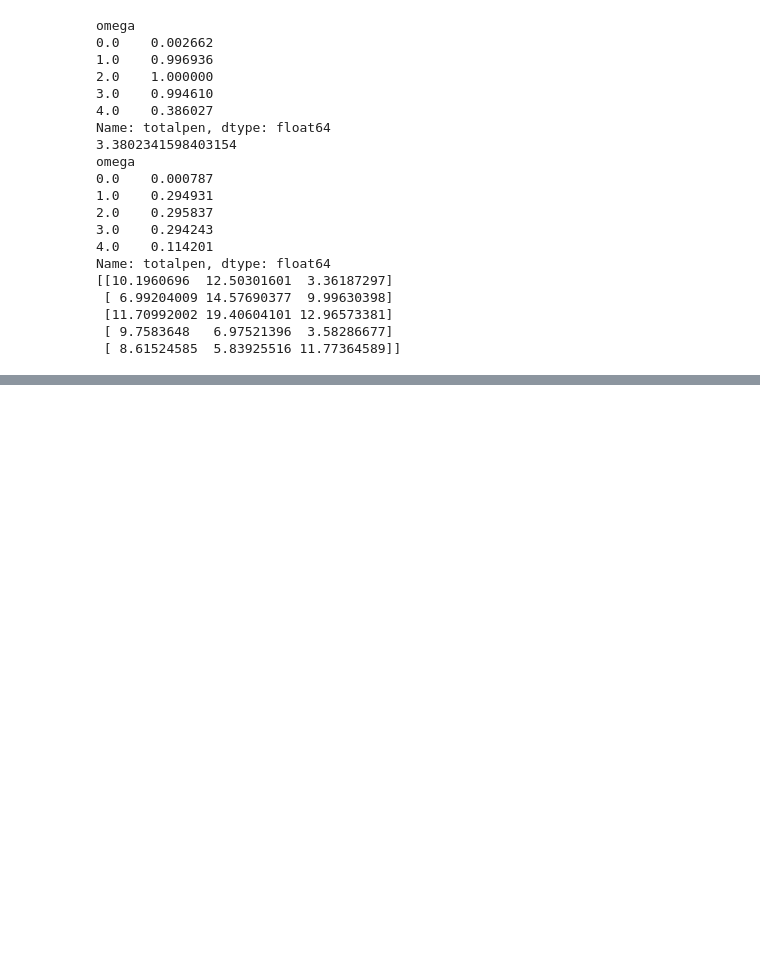
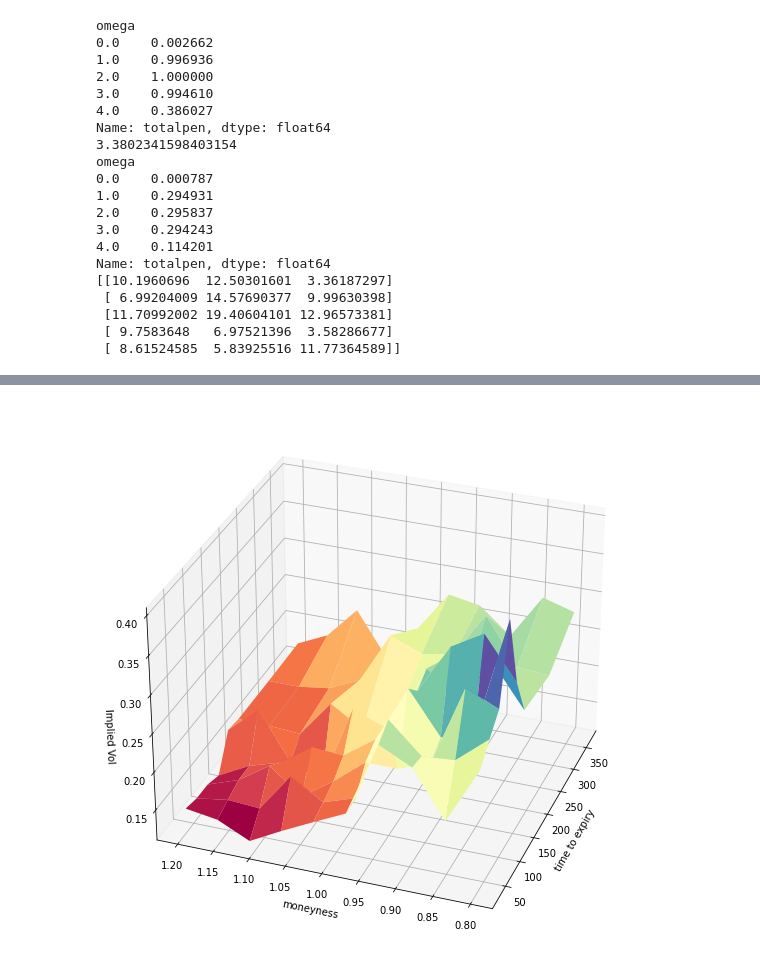
Before and after one commit to DavidMal101/Topics-in-Quant-Finance, a Jupyter notebook: Topics in Quant Finance.ipynb, the cells around one changed output, grey strips where cells are left out. Cells and saved outputs as stored; diff of their text form; code cells hidden in the pictures; blank space fills up the shorter version.

```diff
--- a/Topics in Quant Finance.ipynb
+++ b/Topics in Quant Finance.ipynb
@@ -839,3 +778,0 @@ gan_input=gan_input[gan_input['date']>'2000-01-03']
-# %%
-condition=np.zeros([(len(gan_input['date'].unique())-1),num_labels])
-real_data=np.zeros([(len(gan_input['date'].unique())-1),m*n+1]) #inlcudes vol surface and return
@@ -1010,0 +994,11 @@ Epoch 20/20
+# %%
+cond_gan = ConditionalGAN(
+    discriminator=discriminator, generator=generator, latent_dim=16
+)
+cond_gan.compile(
+    d_optimizer=keras.optimizers.Adam(learning_rate=0.0003),
+    g_optimizer=keras.optimizers.Adam(learning_rate=0.0003),
+    loss_fn=keras.losses.BinaryCrossentropy(),
+)
+
+cond_gan.fit(train_dataset, epochs=50)
@@ -1010,0 +1024,4 @@ Epoch 20/20
+# %%
+trained_gen=cond_gan.generator
+trained_disc=cond_gan.discriminator
+trained_disc.predict(tf.concat([real_data_test,condition_test],axis=1))
@@ -1010,0 +1108,31 @@ Epoch 20/20
+# %%
+#test against vol surf on 2021-11-01
+sample_condition=condition_test[np.where(test_dates=='2021-11-01')]
+sample_condition=np.reshape(sample_condition,90)
+noise=np.random.normal(0,1,16)
+generator_input=np.hstack([noise,sample_condition])
+fake_log_vol_diff=trained_gen.predict(np.reshape(generator_input,(1,106)))
+fake_log_vol_diff=fake_log_vol_diff[0,1:] #the first element is the return estimate
+#this is now the log difference between implied vols at t and t-1
+
+fake_log_vol_diff=np.reshape(fake_log_vol_diff,(n,m)).T
+#add the difference to the vol surface from t-1
+real_vol_df=gan_input[gan_input['date']=='2021-10-29']
+real_log_vol=pd.pivot(real_vol_df,index=['moneyness'],columns=['days'],values='log_impl_vol')
+fake_log_vol=real_log_vol+fake_log_vol_diff
+#expontentiate the log to find the actual vol
+fake_vol=np.exp(fake_log_vol)
+
+#plot the vol sruface
+tt,mm=np.meshgrid(t_grid,m_grid)
+#volatility indexed by moneyess and days to expiry
+v=fake_vol
+fig=plt.figure(figsize=(10,10))
+ax=fig.add_subplot(111,projection='3d')
+ax.plot_surface(tt,mm,v,cmap='Spectral')
+ax.set_ylabel('moneyness')
+ax.set_xlabel('time to expiry')
+ax.set_zlabel('Implied Vol')
+ax.view_init(azim=200)
+plt.show()
+# %% [output]
@@ -1010,0 +1140 @@ Epoch 20/20
+[figure, added]
```
Also changed, not shown: parts of 51 cells of this notebook.
